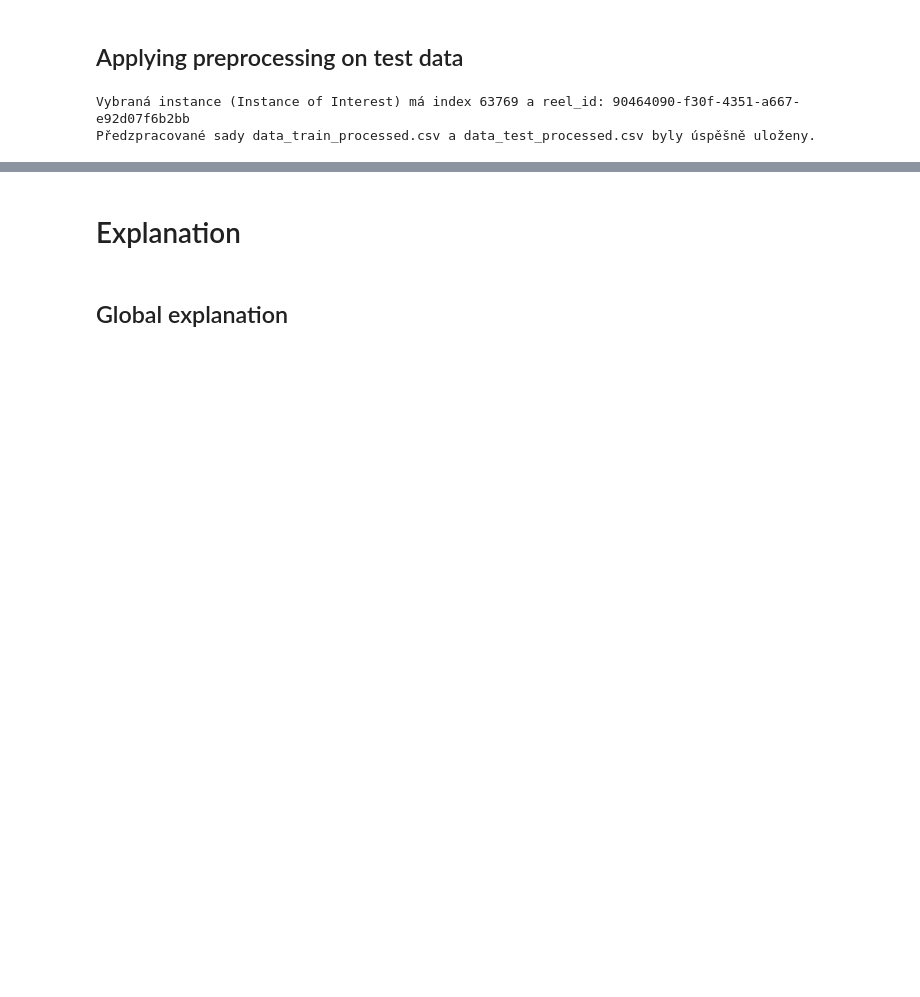
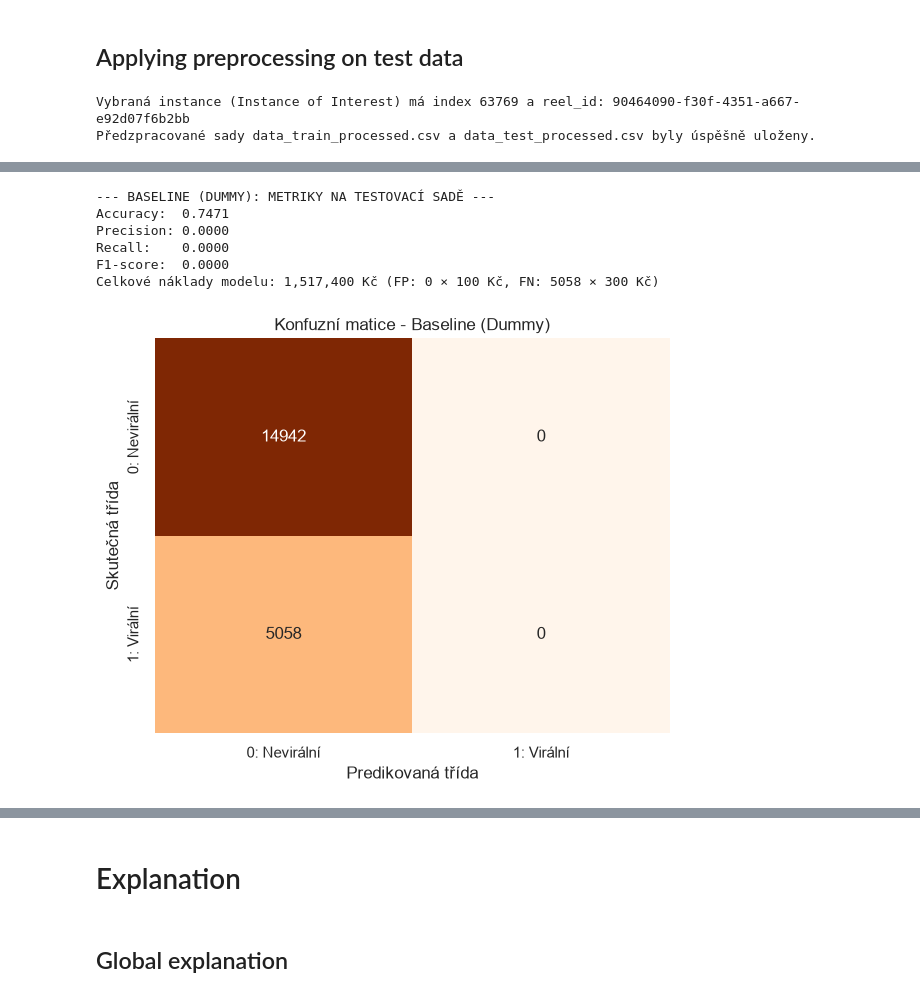
Before and after one commit to wclementi/ZIZ_Seminarka, a Jupyter notebook: template-coursework-classification.ipynb, the cells around one changed output, grey strips where cells are left out. Drawn from its saved outputs; the diff is of its cells as text; code cells hidden in the pictures; blank space fills up the shorter version.

```diff
--- a/template-coursework-classification.ipynb
+++ b/template-coursework-classification.ipynb
@@ -352,0 +427,10 @@ Předzpracované sady data_train_processed.csv a data_test_processed.csv byly ú
+# %%
+# Classifier 3: Baseline model (nejčetnější třída)
+from sklearn.dummy import DummyClassifier
+
+# Trénování baseline modelu
+dummy_baseline = DummyClassifier(strategy='most_frequent')
+dummy_baseline.fit(X_train, y_train)
+
+print("Baseline model (DummyClassifier) byl úspěšně natrénován.")
+print(f"Predikovaná třída: {dummy_baseline.classes_[0]} (vždy predikuje nevirální - třída 0)")
@@ -352,0 +559,37 @@ Předzpracované sady data_train_processed.csv a data_test_processed.csv byly ú
+# %%
+# Evaluace: Baseline model (DummyClassifier)
+y_pred_dummy = dummy_baseline.predict(X_test)
+
+acc_dummy = accuracy_score(y_test, y_pred_dummy)
+prec_dummy = precision_score(y_test, y_pred_dummy, zero_division=0)
+rec_dummy = recall_score(y_test, y_pred_dummy, zero_division=0)
+f1_dummy = f1_score(y_test, y_pred_dummy, zero_division=0)
+
+cm_dummy = confusion_matrix(y_test, y_pred_dummy)
+tn_dummy, fp_dummy, fn_dummy, tp_dummy = cm_dummy.ravel()
+cost_dummy = fp_dummy * 100 + fn_dummy * 300
+
+print("--- BASELINE (DUMMY): METRIKY NA TESTOVACÍ SADĚ ---")
+print(f"Accuracy:  {acc_dummy:.4f}")
+print(f"Precision: {prec_dummy:.4f}")
+print(f"Recall:    {rec_dummy:.4f}")
+print(f"F1-score:  {f1_dummy:.4f}")
+print(f"Celkové náklady modelu: {cost_dummy:,} Kč (FP: {fp_dummy} × 100 Kč, FN: {fn_dummy} × 300 Kč)")
+
+fig, ax = plt.subplots(figsize=(6, 5))
+sns.heatmap(cm_dummy, annot=True, fmt='d', cmap='Oranges', cbar=False, ax=ax,
+            xticklabels=['0: Nevirální', '1: Virální'],
+            yticklabels=['0: Nevirální', '1: Virální'])
+ax.set_title('Konfuzní matice - Baseline (Dummy)')
+ax.set_xlabel('Predikovaná třída')
+ax.set_ylabel('Skutečná třída')
+plt.tight_layout()
+plt.show()
+# %% [output]
+--- BASELINE (DUMMY): METRIKY NA TESTOVACÍ SADĚ ---
+Accuracy:  0.7471
+Precision: 0.0000
+Recall:    0.0000
+F1-score:  0.0000
+Celkové náklady modelu: 1,517,400 Kč (FP: 0 × 100 Kč, FN: 5058 × 300 Kč)
+[figure, added]
```
Also changed, not shown: parts of 38 cells of this notebook.
